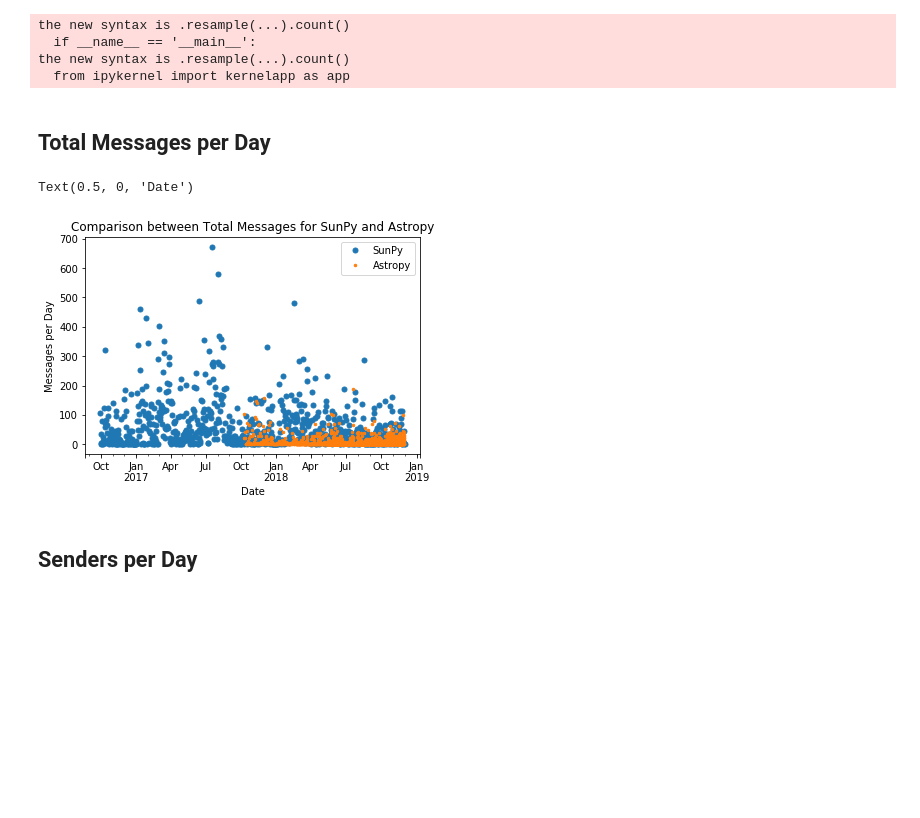
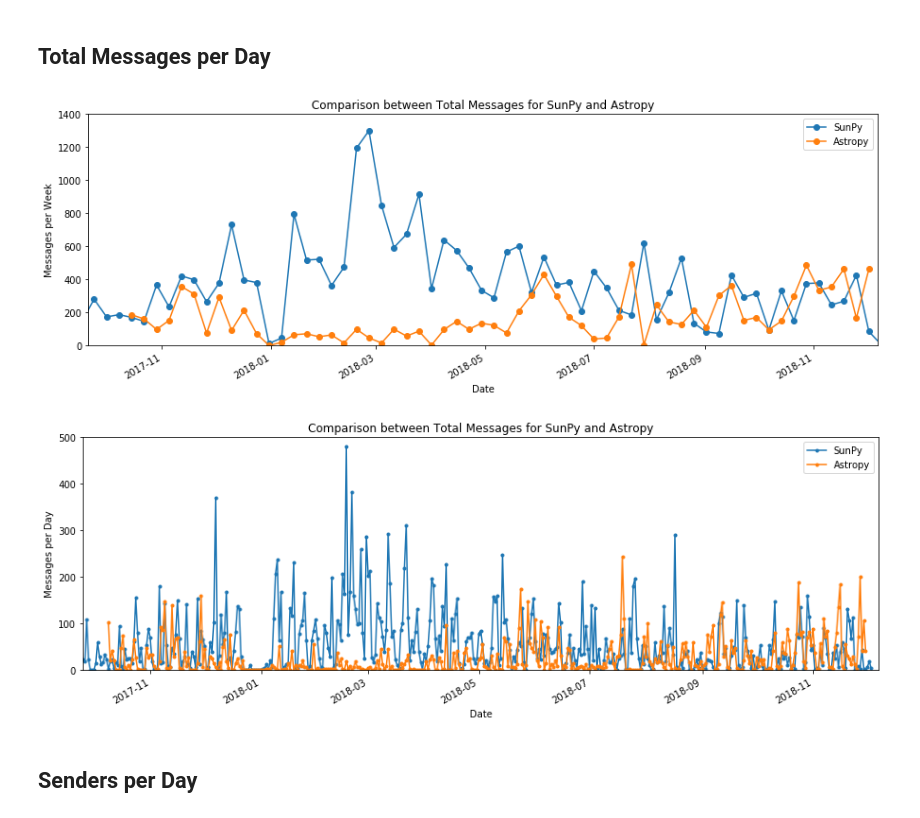
Before and after one commit to Cadair/chat_stats, a Jupyter notebook: astropy_sunpy.ipynb, the cells around one changed output. Cells and saved outputs as stored; diff of their text form; code cells hidden in the pictures; blank space fills up the shorter version.

Commit message:
Update to use the whole sunpy communtiy

```diff
--- a/astropy_sunpy.ipynb
+++ b/astropy_sunpy.ipynb
@@ -16,16 +17,22 @@ api = MatrixHttpApi(homeserver, token=token)
 # %%
 ids = get_rooms_in_community(api, "+astropy:openastronomy.org")
 ids['sunpy'] = '!MeRdFpEonLoCwhoHeT:matrix.org'
+ids = {'astropy': get_rooms_in_community(api, "+astropy:openastronomy.org"),
+       'sunpy': get_rooms_in_community(api, "+sunpy:openastronomy.org")}
 # %%
 # Get all the messages in all the rooms
-events = get_all_events(api, ids, cache="astropy_messages.h5", refresh_cache=False)
+events = {group: get_all_events(api, cids, cache=f"{group}_messages.h5", refresh_cache=False)
+          for group, cids in ids.items()}
 
 # Pop out this chat as it's old and full of freenode spam
-_ = events.pop("astropy_irc_and_gitter")
+_ = events['astropy'].pop("astropy_irc_and_gitter")
 # Pop out this one as it has no messages in it
-_ = events.pop("astropy_workshops")
+_ = events['astropy'].pop("astropy_workshops")
+_ = events['astropy'].pop("astropy_matrix_test")
 
 # Filter by actual messages
-messages = filter_events_by_messages(events)
+messages = {group: filter_events_by_messages(gevents) for group, gevents in events.items()}
 
-all_ap_messages = pd.concat({k:v for k, v in messages.items() if 'astropy' in k}.values())
+for gmessages in messages.values():
+    for m in gmessages.values():
+        m.loc[:,'usender'] = [a.split(":")[0][1:].split("_")[-1] if "slack" in a else a for a in m['sender']]
@@ -71,15 +91,3 @@ astropy_meeting2018_social: 2018-07-30 11:22:34.927000
 astropy_wcs: 2018-08-02 10:26:02.910000
 astropy_ginga: 2018-09-06 14:22:03.610000
 astropy_ihateconda: 2018-11-27 09:55:14.694000
-# %%
-messages_per_day = {k:m['body'].resample("1D", how="count") for k,m in messages.items()}
-messages_per_week = {k:m['body'].resample("1W", how="count") for k,m in messages.items()}
-mean_mpd = {k:v.mean() for k,v in messages_per_day.items() if len(v)}
-
-ap_mpd = {k:v for k, v in messages_per_day.items() if 'astropy' in k}
-total_ap_mpd = pd.concat(ap_mpd.values())
-# %% [output]
-the new syntax is .resample(...).count()
-  if __name__ == '__main__':
-the new syntax is .resample(...).count()
-  from ipykernel import kernelapp as app
@@ -86,17 +97,44 @@ the new syntax is .resample(...).count()
+# %%
+messages_per_week = {group: pd.DataFrame({k:m['body'].resample("1W").count() for k,m in gm.items() if not m.empty})
+                     for group, gm in messages.items()}
+# %%
+total_mpd = {group: df.sum(axis=1) for group, df in messages_per_day.items()}
+total_mpw = {group: df.sum(axis=1) for group, df in messages_per_week.items()}
 # %% [markdown]
 ## Total Messages per Day
 # %%
-fig, ax = plt.subplots()
+fig, ax = plt.subplots(figsize=(15,5))
 
 ax.set_title("Comparison between Total Messages for SunPy and Astropy")
-messages_per_day['sunpy'].plot(ax=ax, label="SunPy", style=".", ms=10)
-total_ap_mpd.plot(ax=ax, label="Astropy", style=".", ms=5)
+
+ax.plot(total_mpw['sunpy'].index, total_mpw['sunpy'], "-o", label="SunPy")
+ax.plot(total_mpw['astropy'].index, total_mpw['astropy'], "-o", label="Astropy")
+
+fig.autofmt_xdate()
 plt.legend()
 
-ax.set_ylabel("Messages per Day")
+ax.set_ylabel("Messages per Week")
 ax.set_xlabel("Date")
+ax.axis((736592.85, 737035.15, 0.0, 1400))
+None
 # %% [output]
-Text(0.5, 0, 'Date')
-[figure, old version]
+[figure, new version]
+# %%
+fig, ax = plt.subplots(figsize=(15,5))
+
+ax.set_title("Comparison between Total Messages for SunPy and Astropy")
+
+ax.plot(total_mpd['sunpy'].index, total_mpd['sunpy'], "-o", ms=3, label="SunPy")
+ax.plot(total_mpd['astropy'].index, total_mpd['astropy'], "-o", ms=3, label="Astropy")
+
+fig.autofmt_xdate()
+plt.legend()
+
+ax.set_ylabel("Messages per Day")
+ax.set_xlabel("Date")
+ax.axis((736596.85, 737035.15, 0.0, 500))
+None
+# %% [output]
+[figure, added]
 # %% [markdown]
 ## Senders per Day
```
Also changed, not shown: parts of 13 cells of this notebook, 2 other files.
